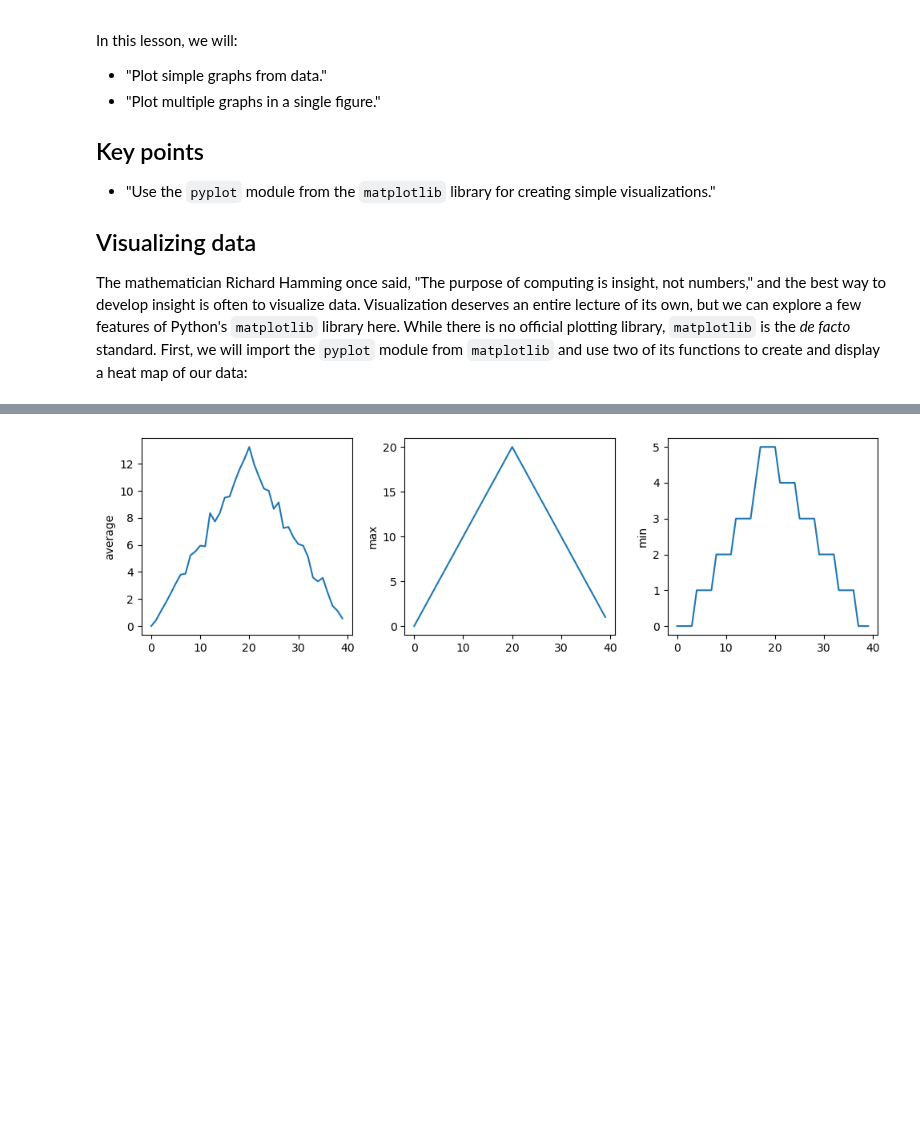
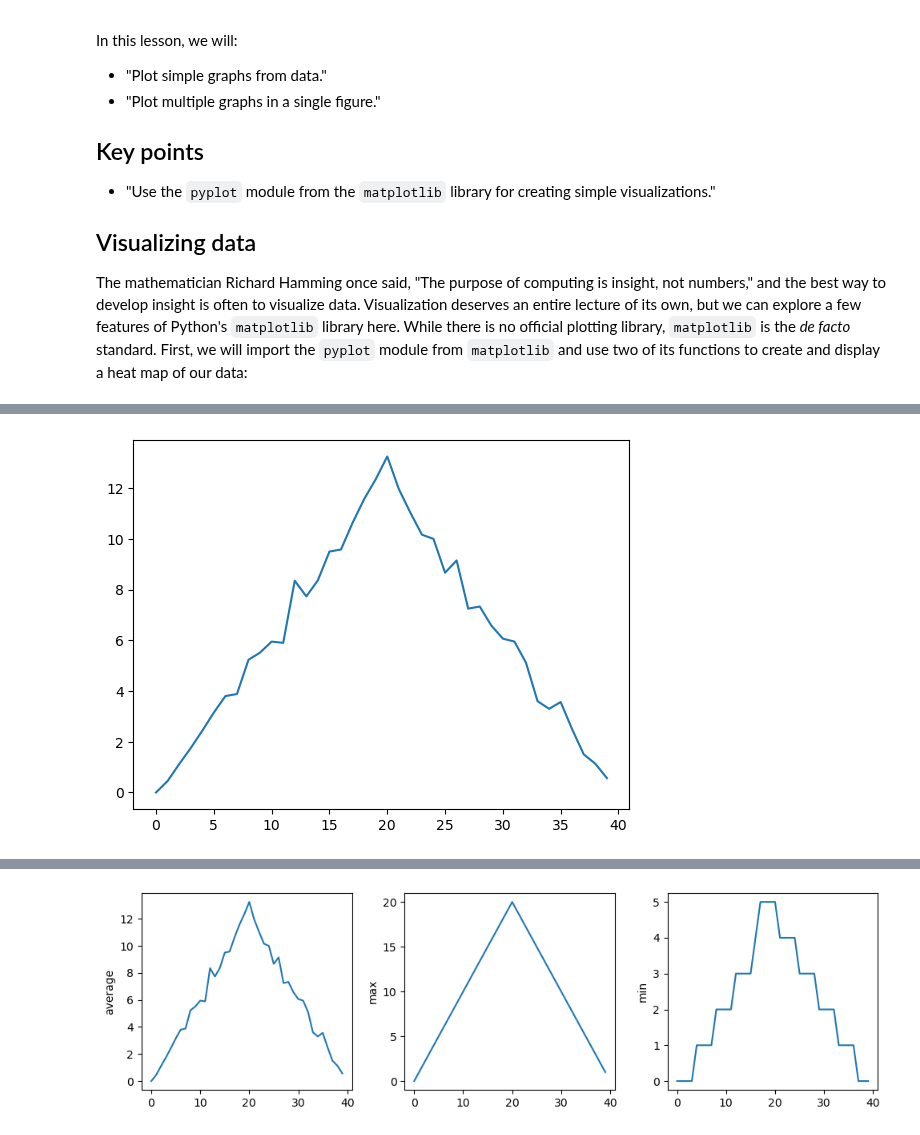
Before and after one commit to coding-for-reproducible-research/CfRR_Courses, a Jupyter notebook: individual_modules/introduction_to_python/analysis_task_2.ipynb, the cells around one changed output, grey strips where cells are left out. Saved outputs shown, nothing was run; the diff lists cells and outputs as text; code cells hidden in the pictures; blank space fills up the shorter version.

```diff
--- a/individual_modules/introduction_to_python/analysis_task_2.ipynb
+++ b/individual_modules/introduction_to_python/analysis_task_2.ipynb
@@ -36,9 +41,11 @@ So far so good as this is in line with our knowledge of the clinical trial and D
 
 Now let's take a look at the average inflammation over time:
 # %%
-#ave_inflammation = np.mean(data, axis=0)
-#ave_plot = plt.plot(ave_inflammation)
-#plt.show()
+ave_inflammation = np.mean(data, axis=0)
+ave_plot = plt.plot(ave_inflammation)
+plt.show()
+# %% [output]
+[figure, added]
 # %% [markdown]
 ![Line plot showing the average inflammation over time for multiple patients. The x-axis represents days and the y-axis shows the average inflammation level. The graph shows a rising trend that peaks and then gradually decreases, indicating a typical inflammation response pattern.](images/inflammation-01-average.svg)
 
```
Also changed, not shown: parts of 3 cells of this notebook, 2 other files.
